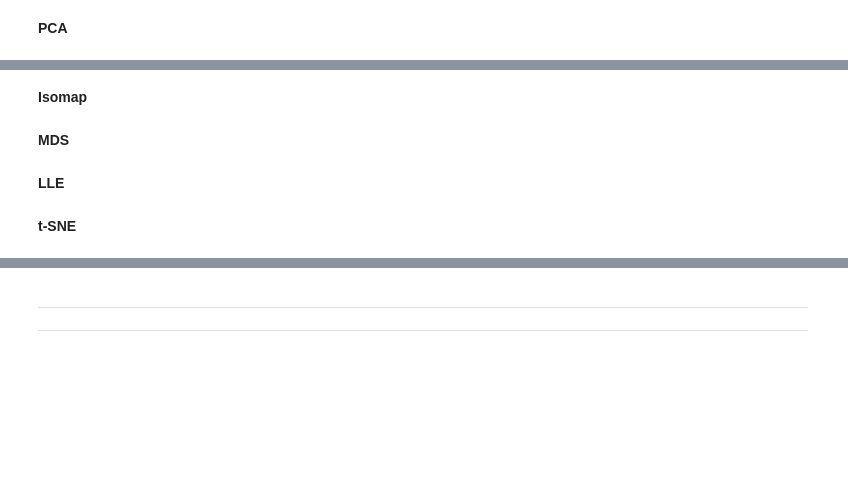
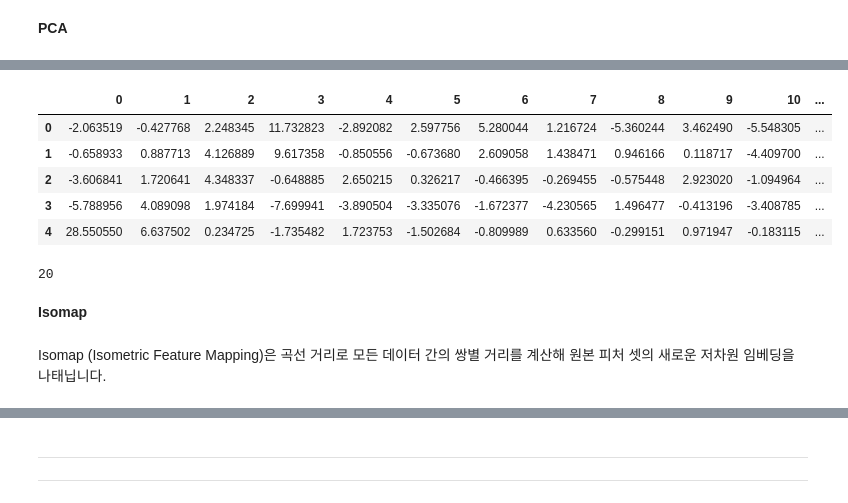
Before and after one commit to namwootree/Dacrew-4th, a Jupyter notebook: Stage_2.ipynb, the cells around one changed output, grey strips where cells are left out. Drawn from its saved outputs; the diff is of its cells as text; code cells hidden in the pictures; blank space fills up the shorter version.

```diff
--- a/Stage_2.ipynb
+++ b/Stage_2.ipynb
@@ -1414,0 +1550,8 @@ df_result.columns = ['결과', '정답']
+# %%
+train = pd.read_csv('./train.csv')
+
+# 'ID' 변수는 제외합니다.
+df = train.drop(columns=['ID'])
+
+# 빠른 결과 도출 및 RAM 용량 관리를 위해 일부 데이터만 사용합니다,
+df = df.iloc[:1000]
@@ -1415,8 +1561,24 @@ df_result.columns = ['결과', '정답']
+# %%
+# 차원 축소를 용이하게 사용하게 별도로 변수로 지정합니다.
+# 'n_components' 하이퍼파라미터를 사용해 촉소된 차원의 수를 설정합니다.
+decomposition = Isomap(n_components=20)
+
+array_reduced = decomposition.fit_transform(df)
+
+df_reduced = pd.DataFrame(array_reduced)
+# %%
+# 차원 축소된 데이터와 줄어든 차원의 수를 확인합니다.
+display(df_reduced.head())
+print(len(df_reduced.columns))
+# %% [output]
+|  | 0 | 1 | 2 | 3 | 4 | 5 | 6 | 7 | 8 | 9 | 10 | ... |
+| 0 | -2.063519 | -0.427768 | 2.248345 | 11.732823 | -2.892082 | 2.597756 | 5.280044 | 1.216724 | -5.360244 | 3.462490 | -5.548305 | ... |
+| 1 | -0.658933 | 0.887713 | 4.126889 | 9.617358 | -0.850556 | -0.673680 | 2.609058 | 1.438471 | 0.946166 | 0.118717 | -4.409700 | ... |
+| 2 | -3.606841 | 1.720641 | 4.348337 | -0.648885 | 2.650215 | 0.326217 | -0.466395 | -0.269455 | -0.575448 | 2.923020 | -1.094964 | ... |
+| 3 | -5.788956 | 4.089098 | 1.974184 | -7.699941 | -3.890504 | -3.335076 | -1.672377 | -4.230565 | 1.496477 | -0.413196 | -3.408785 | ... |
+| 4 | 28.550550 | 6.637502 | 0.234725 | -1.735482 | 1.723753 | -1.502684 | -0.809989 | 0.633560 | -0.299151 | 0.971947 | -0.183115 | ... |
+20
 # %% [markdown]
 **Isomap**
-# %% [markdown]
-**MDS**
-# %% [markdown]
-**LLE**
-# %% [markdown]
-**t-SNE**
+# %% [markdown]
+Isomap (Isometric Feature Mapping)은 곡선 거리로 모든 데이터 간의 쌍별 거리를 계산해 원본 피처 셋의 새로운 저차원 임베딩을 나태닙니다.
```
Also changed, not shown: parts of 35 cells of this notebook.
